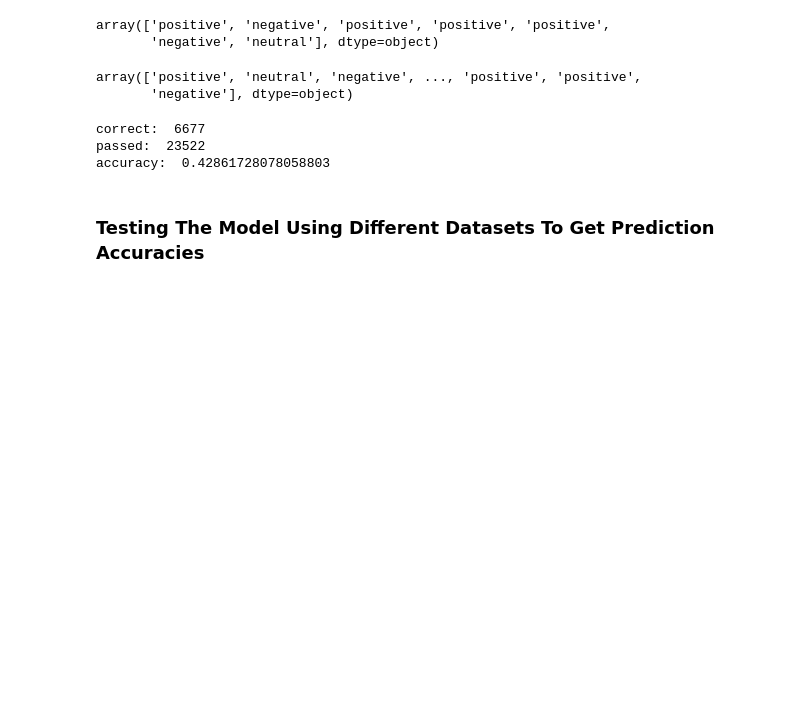
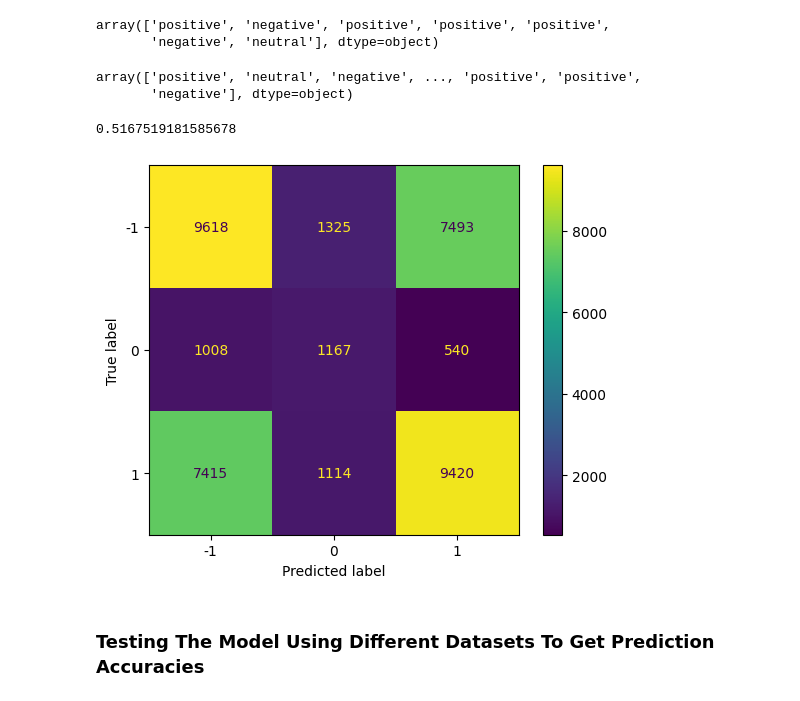
Before and after one commit to COGS118A/Group026-Wi23, a Jupyter notebook: PostCheckpointGroup026-Wi23-Copy1.ipynb, the cells around one changed output. Cells and saved outputs as stored; diff of their text form; code cells hidden in the pictures; blank space fills up the shorter version.

Commit message:
conf matrix and accuracy

```diff
--- a/PostCheckpointGroup026-Wi23-Copy1.ipynb
+++ b/PostCheckpointGroup026-Wi23-Copy1.ipynb
@@ -317,24 +317,24 @@ predicted
 # %% [output]
 array(['positive', 'neutral', 'negative', ..., 'positive', 'positive',
        'negative'], dtype=object)
-# %%
-# Get accuracy on the original test set
-correct = 0
-passed = 0
-for i in range(len(predicted)):
-    try:
-        if Y_test[i] == predicted[i]:
-            correct += 1
-    except KeyError:
-        passed += 1
-        pass
-print("correct: ", correct)
-print("passed: ", passed)
-print("accuracy: ", correct/(len(predicted)-passed))
-# %% [output]
-correct:  6677
-passed:  23522
-accuracy:  0.42861728078058803
+# %%
+# Get accuracy on the original test set
+from sklearn.metrics import accuracy_score
+accuracy_score(Y_test, predicted)
+# %% [output]
+0.5167519181585678
+# %%
+#plotting confusion matrix, actual|pred is the order for confusion_matrix
+from sklearn.metrics import confusion_matrix, ConfusionMatrixDisplay
+import matplotlib.pyplot as plt
+
+ax= plt.subplot()
+cm1 = confusion_matrix(Y_test, predicted)
+disp = ConfusionMatrixDisplay(cm1)
+disp.plot(ax=ax)
+ax.xaxis.set_ticklabels(['-1','0', '1']); ax.yaxis.set_ticklabels(['-1','0', '1']);
+# %% [output]
+[figure, added]
 # %% [markdown]
 ### Testing The Model Using Different Datasets To Get Prediction Accuracies ###
 # %%
```
Also changed, not shown: parts of 1 cell of this notebook.
